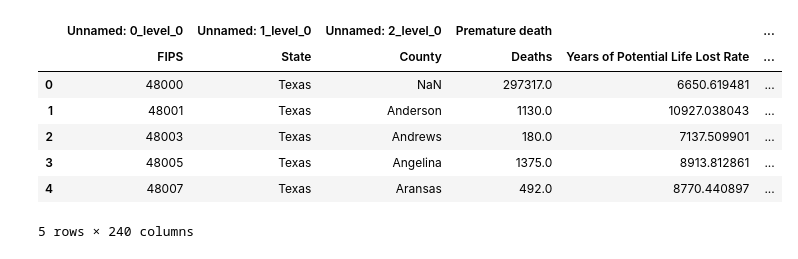
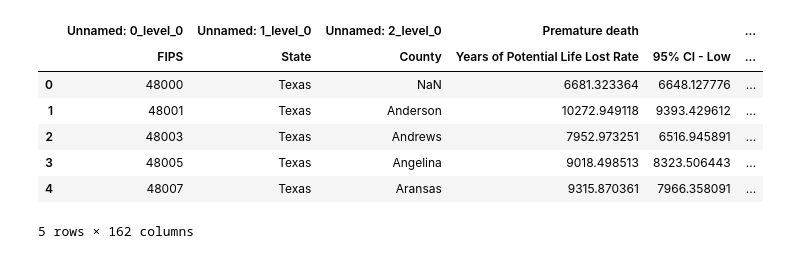
Before and after one commit to stevenjbark/DataAnalytics-FinalProject, a Jupyter notebook: Data/Data_Cleaning.ipynb, the cells around one changed output. Cells and saved outputs as stored; diff of their text form; code cells hidden in the pictures.

```diff
--- a/Data/Data_Cleaning.ipynb
+++ b/Data/Data_Cleaning.ipynb
@@ -5,18 +5,18 @@ import os
 import numpy as np
 import pymongo
 # %%
-file = pd.read_excel(os.path.join("Original_Files","CountyHealthRankingsData","2020","2020 County Health Rankings Texas Data - v1_0.xlsx"),sheet_name='Ranked Measure Data',header=(0,1))
+file = pd.read_excel(os.path.join("Original_Files","CountyHealthRankingsData","2019","2019 County Health Rankings Texas Data - v1_0.xls"),sheet_name='Ranked Measure Data',header=(0,1))
 df = pd.DataFrame(file)
 df.head()
 # %% [output]
 |  | Unnamed: 0_level_0 | Unnamed: 1_level_0 | Unnamed: 2_level_0 | Premature death |  | ... |
-|  | FIPS | State | County | Deaths | Years of Potential Life Lost Rate | ... |
-| 0 | 48000 | Texas | NaN | 297317.0 | 6650.619481 | ... |
-| 1 | 48001 | Texas | Anderson | 1130.0 | 10927.038043 | ... |
-| 2 | 48003 | Texas | Andrews | 180.0 | 7137.509901 | ... |
-| 3 | 48005 | Texas | Angelina | 1375.0 | 8913.812861 | ... |
-| 4 | 48007 | Texas | Aransas | 492.0 | 8770.440897 | ... |
+|  | FIPS | State | County | Years of Potential Life Lost Rate | 95% CI - Low | ... |
+| 0 | 48000 | Texas | NaN | 6681.323364 | 6648.127776 | ... |
+| 1 | 48001 | Texas | Anderson | 10272.949118 | 9393.429612 | ... |
+| 2 | 48003 | Texas | Andrews | 7952.973251 | 6516.945891 | ... |
+| 3 | 48005 | Texas | Angelina | 9018.498513 | 8323.506443 | ... |
+| 4 | 48007 | Texas | Aransas | 9315.870361 | 7966.358091 | ... |
-5 rows × 240 columns
+5 rows × 162 columns
 # %%
 df.columns = df.columns.map('_'.join)
 df.head()
```
Also changed, not shown: parts of 23 cells of this notebook, 3 other files.
